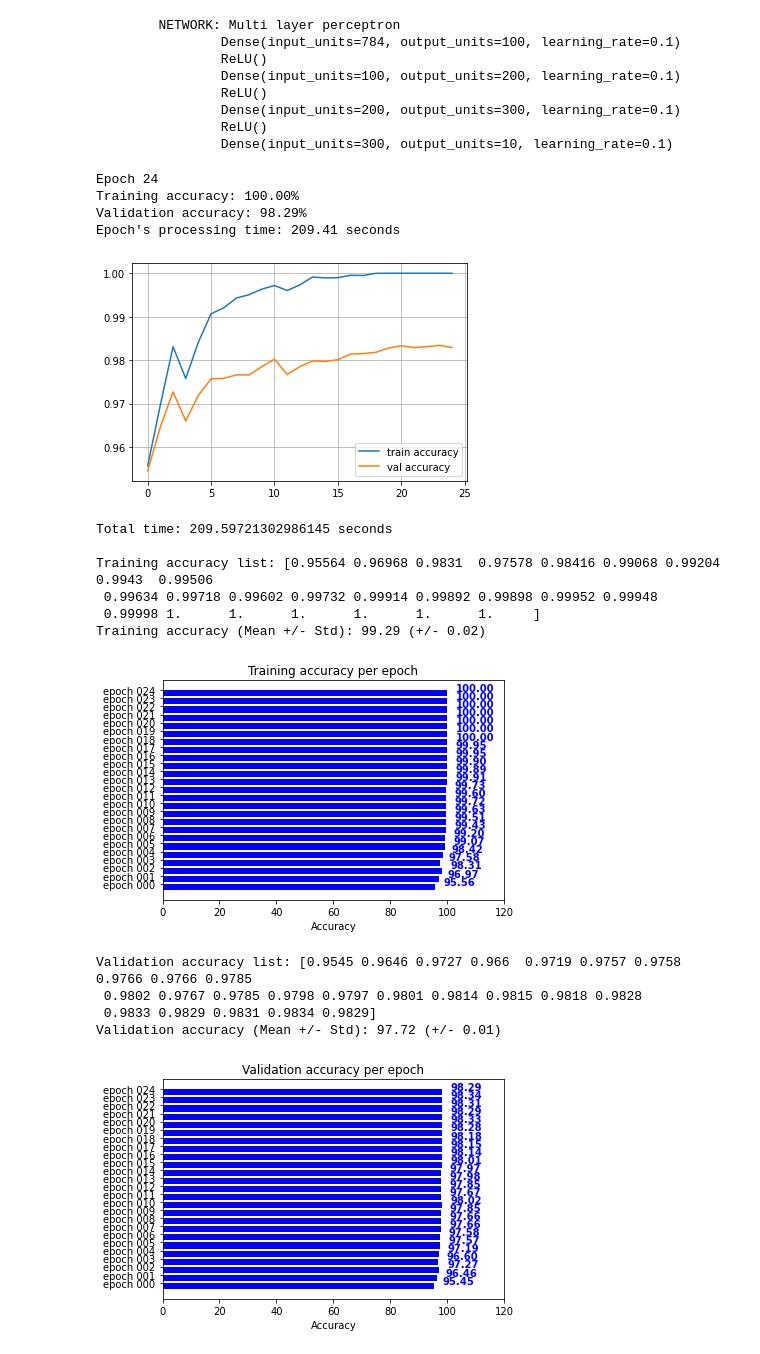
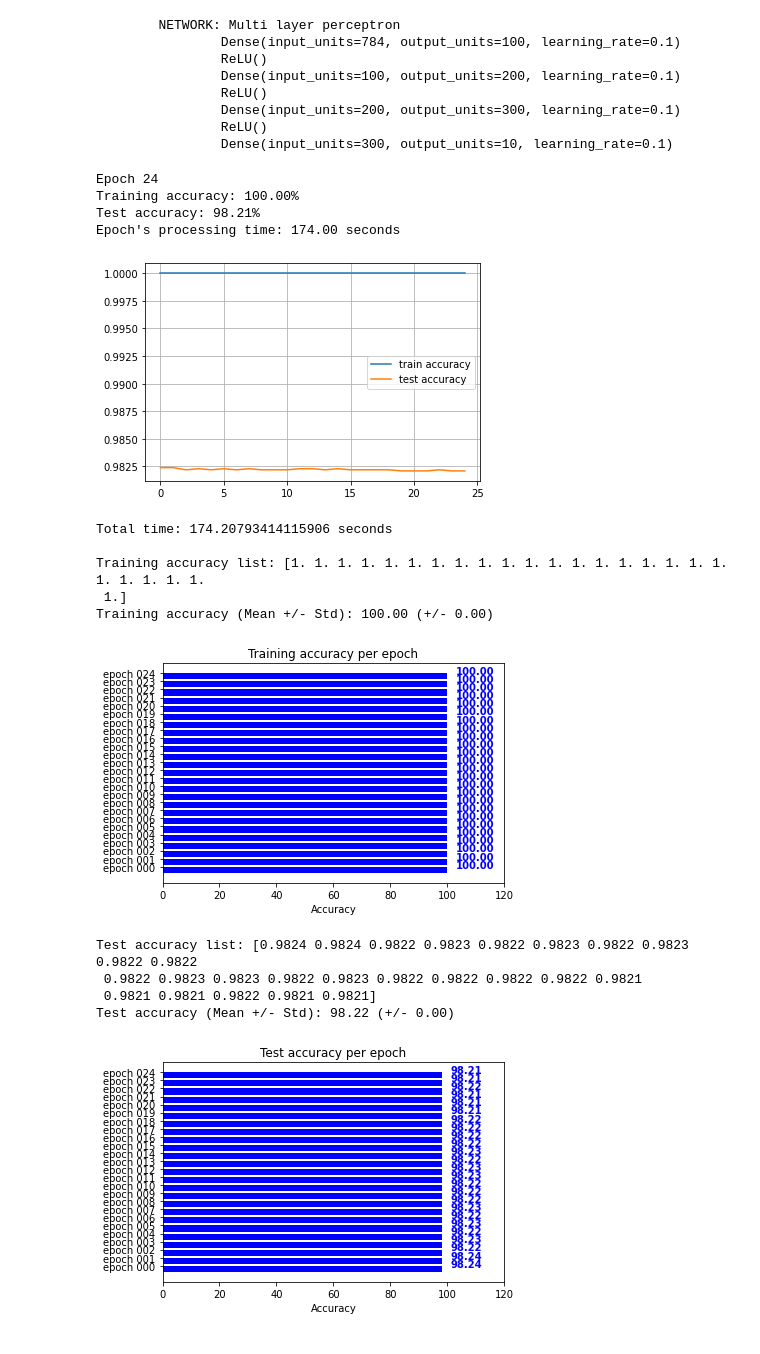
Before and after one commit to ramonfigueiredo/comp551-2020-p3_classification_of_image_data, a Jupyter notebook: code/group10_2_MLP_MNIST.ipynb, the cells around one changed output. Cells and saved outputs as stored; diff of their text form; code cells hidden in the pictures.

```diff
--- a/code/group10_2_MLP_MNIST.ipynb
+++ b/code/group10_2_MLP_MNIST.ipynb
@@ -186,18 +206,13 @@ def load_dataset(flatten=False):
     X_train = X_train.astype(float) / 255.
     X_test = X_test.astype(float) / 255.
 
-    # we reserve the last 10000 training examples for validation
-    X_train, X_val = X_train[:-10000], X_train[-10000:]
-    y_train, y_val = y_train[:-10000], y_train[-10000:]
-
     if flatten:
         X_train = X_train.reshape([X_train.shape[0], -1])
-        X_val = X_val.reshape([X_val.shape[0], -1])
         X_test = X_test.reshape([X_test.shape[0], -1])
 
-    return X_train, y_train, X_val, y_val, X_test, y_test
+    return X_train, y_train, X_test, y_test
 
-X_train, y_train, X_val, y_val, X_test, y_test = load_dataset(flatten=True)
+X_train, y_train, X_test, y_test = load_dataset(flatten=True)
 
 ## Let's look at some example
 plt.figure(figsize=[6,6])
@@ -320,11 +335,8 @@ def training_loop(network, input_units, output_units, learning_rate=0.1, epochs=
 
     epoch_start = time()
     train_acc_list = []
-    val_acc_list = []
+    test_acc_list = []
     epoch_time_list = []
-
-    last_train_accuracy = 0.0
-    last_validation_accuracy = 0.0
 
     for epoch in range(epochs):
 
@@ -332,22 +344,22 @@ def training_loop(network, input_units, output_units, learning_rate=0.1, epochs=
             train(network,x_batch,y_batch)
 
         train_acc_list.append(np.mean(predict(network,X_train)==y_train))
-        val_acc_list.append(np.mean(predict(network,X_val)==y_val))
+        test_acc_list.append(np.mean(predict(network,X_test)==y_test))
 
         clear_output()
         print("Epoch", epoch)
         print("Training accuracy: {:.2f}%".format(train_acc_list[-1]*100))
-        print("Validation accuracy: {:.2f}%".format(val_acc_list[-1]*100))
+        print("Test accuracy: {:.2f}%".format(test_acc_list[-1]*100))
         epoch_time = time() - epoch_start
         epoch_time_list.append(epoch_time)
         print("Epoch's processing time: {:.2f} seconds".format(epoch_time))
         plt.plot(train_acc_list, label='train accuracy')
-        plt.plot(val_acc_list, label='val accuracy')
+        plt.plot(test_acc_list, label='test accuracy')
         plt.legend(loc='best')
         plt.grid()
         plt.show()
 
-    return train_acc_list, val_acc_list, epoch_time_list
+    return train_acc_list, test_acc_list, epoch_time_list
 # %% [markdown]
 ## Testing different dense layers
 
@@ -363,10 +373,12 @@ validation_accuracy_list = []
+# %%
+test_accuracy_list = []
 # %%
 from time import time
 import numpy as np
 
 def mlp_training(network, input_units, output_units, learning_rate, epochs, dense_output_units, batchsize, shuffle):
     training_start = time()
-    train_acc_list, val_acc_list, epoch_time_list = training_loop(network, input_units=input_units, output_units=output_units, learning_rate=learning_rate, epochs=epochs, dense_output_units=dense_output_units, batchsize=batchsize, shuffle=shuffle)
+    train_acc_list, test_acc_list, epoch_time_list = training_loop(network, input_units=input_units, output_units=output_units, learning_rate=learning_rate, epochs=epochs, dense_output_units=dense_output_units, batchsize=batchsize, shuffle=shuffle)
     print("Total time: {} seconds".format(time() - training_start))
 
     labels = ['epoch {}'.format(str(i).zfill(3)) for i in range(epochs)]
@@ -378,16 +390,16 @@ def mlp_training(network, input_units, output_units, learning_rate, epochs, dens
     values = [v * 100 for v in train_acc_list]
     plot_horizontal_bar(labels, values, xlabel='Accuracy', ylabel='', title='Training accuracy per epoch', use_xlim=True)
 
-    val_acc_np = np.asarray(val_acc_list)
-    print("\nValidation accuracy list: {}".format(val_acc_np))
-    print("Validation accuracy (Mean +/- Std): %0.2f (+/- %0.2f)" % (val_acc_np.mean()*100, val_acc_np.std() * 2))
+    test_acc_np = np.asarray(test_acc_list)
+    print("\nTest accuracy list: {}".format(test_acc_np))
+    print("Test accuracy (Mean +/- Std): %0.2f (+/- %0.2f)" % (test_acc_np.mean()*100, test_acc_np.std() * 2))
 
-    # Save validation accuracy to plotting: Validation accuracy Vs Number of dense layers
-    validation_accuracy_list.append(val_acc_np.mean()*100)
+    # Save test accuracy to plotting: Test accuracy Vs Number of dense layers
+    test_accuracy_list.append(test_acc_np.mean()*100)
 
     # Plot horizontal bar
-    values = [v * 100 for v in val_acc_list]
-    plot_horizontal_bar(labels, values, xlabel='Accuracy', ylabel='', title='Validation accuracy per epoch', use_xlim=True)
+    values = [v * 100 for v in test_acc_list]
+    plot_horizontal_bar(labels, values, xlabel='Accuracy', ylabel='', title='Test accuracy per epoch', use_xlim=True)
 
     epoch_time_np = np.asarray(epoch_time_list)
     print("\nEpoch time list: {}".format(epoch_time_np))
@@ -939,22 +965,21 @@ network = get_network(input_units=X_train.shape[1], output_units=10, epochs=25,
                 ReLU()
                 Dense(input_units=300, output_units=10, learning_rate=0.1)
 # %%
-mlp_training(network, input_units=X_train.shape[1], output_units=10, learning_rate=0.001, epochs=25, dense_output_units=dense_output_units, batchsize=32, shuffle=True)
+mlp_training(network, input_units=X_train.shape[1], output_units=10, learning_rate=0.001, epochs=25, dense_output_units=dense_output_units, batchsize=128, shuffle=True)
 # %% [output]
 Epoch 24
 Training accuracy: 100.00%
-Validation accuracy: 98.29%
-Epoch's processing time: 209.41 seconds
+Test accuracy: 98.21%
+Epoch's processing time: 174.00 seconds
-[figure, old version]
+[figure, new version]
-Total time: 209.59721302986145 seconds
+Total time: 174.20793414115906 seconds
 
-Training accuracy list: [0.95564 0.96968 0.9831  0.97578 0.98416 0.99068 0.99204 0.9943  0.99506
- 0.99634 0.99718 0.99602 0.99732 0.99914 0.99892 0.99898 0.99952 0.99948
- 0.99998 1.      1.      1.      1.      1.      1.     ]
-Training accuracy (Mean +/- Std): 99.29 (+/- 0.02)
+Training accuracy list: [1. 1. 1. 1. 1. 1. 1. 1. 1. 1. 1. 1. 1. 1. 1. 1. 1. 1. 1. 1. 1. 1. 1. 1.
+ 1.]
+Training accuracy (Mean +/- Std): 100.00 (+/- 0.00)
-[figure, old version]
+[figure, new version]
-Validation accuracy list: [0.9545 0.9646 0.9727 0.966  0.9719 0.9757 0.9758 0.9766 0.9766 0.9785
- 0.9802 0.9767 0.9785 0.9798 0.9797 0.9801 0.9814 0.9815 0.9818 0.9828
- 0.9833 0.9829 0.9831 0.9834 0.9829]
-Validation accuracy (Mean +/- Std): 97.72 (+/- 0.01)
+Test accuracy list: [0.9824 0.9824 0.9822 0.9823 0.9822 0.9823 0.9822 0.9823 0.9822 0.9822
+ 0.9822 0.9823 0.9823 0.9822 0.9823 0.9822 0.9822 0.9822 0.9822 0.9821
+ 0.9821 0.9821 0.9822 0.9821 0.9821]
+Test accuracy (Mean +/- Std): 98.22 (+/- 0.00)
-[figure, old version]
+[figure, new version]
```
Also changed, not shown: parts of 28 cells of this notebook, 3 other files.
